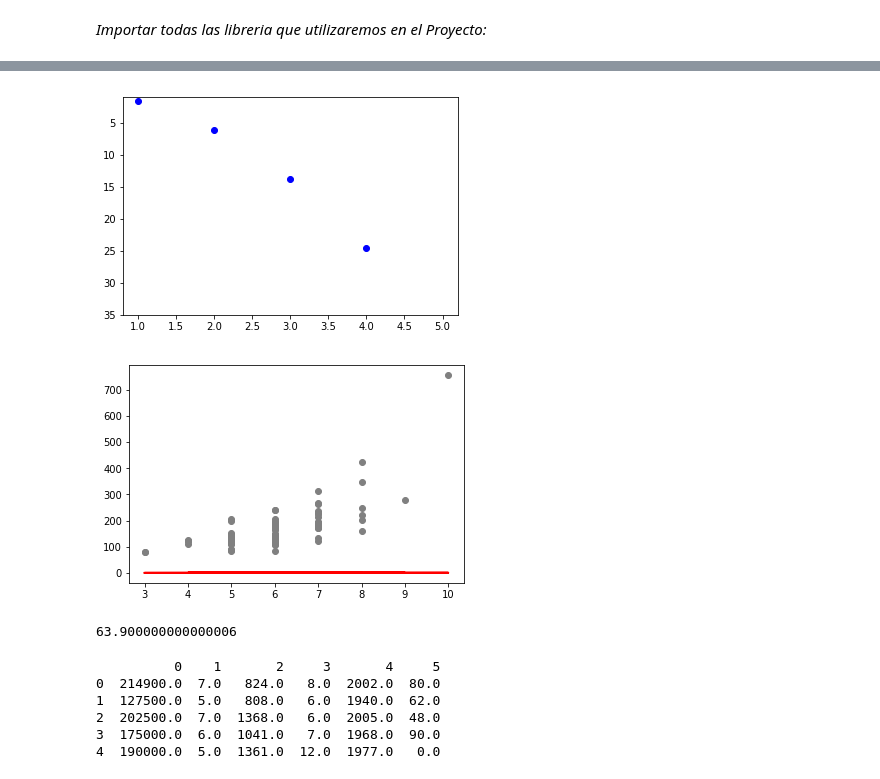
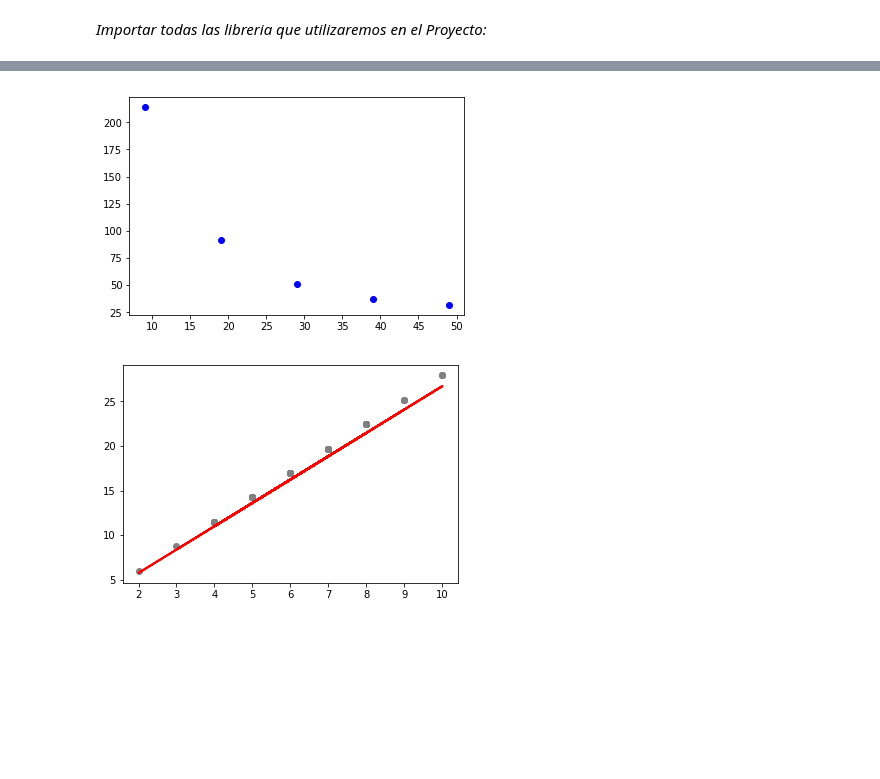
Before and after one commit to vbaezfortunato/Python_class, a Jupyter notebook: Proyecto Final.ipynb, the cells around one changed output, grey strips where cells are left out. Drawn from its saved outputs; the diff is of its cells as text; code cells hidden in the pictures; blank space fills up the shorter version.

```diff
--- a/Proyecto Final.ipynb
+++ b/Proyecto Final.ipynb
@@ -42,5 +44,5 @@ casadf.rename(columns={   0 :'precio',
                           4: 'yearbuilt',
                           5 : 'LotFrontage'},
                  inplace=True)
-casadf['precio']= casadf['precio']/1000
+casadf['precio']= casadf['precio']/10000
 casadf.fillna(0,inplace=True)
@@ -75,7 +105,7 @@ casadf.corr(method='pearson', min_periods=1)
 # %%
 
 
-X = casadf.drop(["precio","fsqrt","yearbuilt","LotFrontage","trooms"], axis=1).values
+X = casadf.drop(["precio","trooms","yearbuilt","LotFrontage","fsqrt"], axis=1).values
 Y = casadf["precio"].values
 
 print(X.shape)
@@ -106,18 +138,26 @@ m_current = 0
 b_current = 0
 error = 0
 N = float(len(Y))
-learning_rate=0.1
+learning_rate=0.01
 lossHistory = []
 histepoch = []
-for epoch in np.arange(2, 15,3):
+m_hist =[]
+b_hist =[]
+for epoch in np.arange(9, 51,10):
 	yhat = (np.dot(X_b , parametros))
-	error += (Y-yhat)
-	cost = np.sum(error **2)*(0.5) /1000000 #testing
-	m_gradient =  sum(X * (Y - yhat[0]))
-	b_gradient =  sum(Y - yhat[1])
-	m_current += m_current - (learning_rate * m_gradient)
-	b_current += b_current - (learning_rate * b_gradient)
+	error = (Y-yhat)
+	cost = round(np.mean(error **2)*0.5,2)
+	m_gradient =  - np.mean(X * (Y - yhat[0]))
+	b_gradient =  - np.mean(Y - yhat[1])
+	parametros[0] = parametros[0] - (learning_rate * m_gradient)
+	parametros[1] = parametros[1] - (learning_rate * b_gradient)
 	lossHistory.append(cost)
 	histepoch.append(epoch)
-	print(cost,epoch+1)
+	m_hist.append(parametros[0])
+	b_hist.append(parametros[1])
+	print(cost,parametros)
+	#print(lossHistory.share)
+	#print(histepoch)
+
+#	print(parametros)
 # %% [output]
@@ -165,39 +194,22 @@ plt.show()
 # %%
-x = epoch_count
-y = lossHistory
+x = histepoch
+y = dataf[0]
 
 x_error = 0.08*np.random.randn(len(x)) #medida del error en x
 y_error = 0.1*np.random.randn(len(y)) #medida del error en y
 
 fig = plt.figure()
 ax = fig.add_subplot(111)
-
-ax.set_ylim(35,1)
 ax.errorbar(x,y,ecolor="r",fmt="bo",elinewidth=1)
 
 plt.show()
 # %% [output]
-[figure, old version]
+[figure, new version]
 # %%
 
-y= m_current *X+ b_current
-
-plt.scatter(X, Y,  color='gray')
+y= parametros[0] *X+ parametros[1]
+plt.scatter(X, y,  color='gray')
 plt.plot(X, yhat, color='red', linewidth=2)
 plt.show()
-print(np.sum(yhat))
 # %% [output]
-[figure, old version]
+[figure, new version]
-63.900000000000006
-# %%
-test.data.shape
-testpd = pd.DataFrame(test)
-testpd.fillna(0 ,inplace=True)
-print(testpd.head())
-# %% [output]
-          0    1       2     3       4     5
-0  214900.0  7.0   824.0   8.0  2002.0  80.0
-1  127500.0  5.0   808.0   6.0  1940.0  62.0
-2  202500.0  7.0  1368.0   6.0  2005.0  48.0
-3  175000.0  6.0  1041.0   7.0  1968.0  90.0
-4  190000.0  5.0  1361.0  12.0  1977.0   0.0
```
Also changed, not shown: parts of 24 cells of this notebook.
